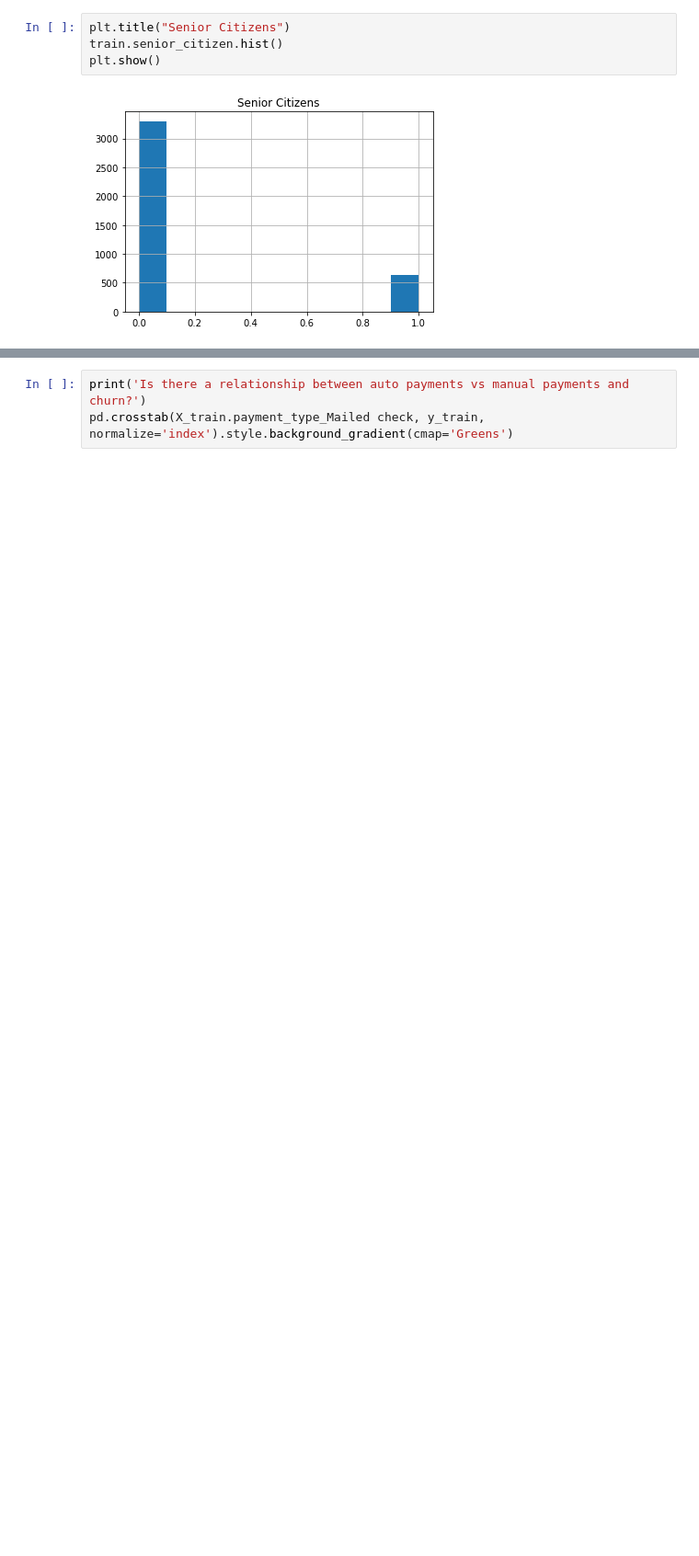
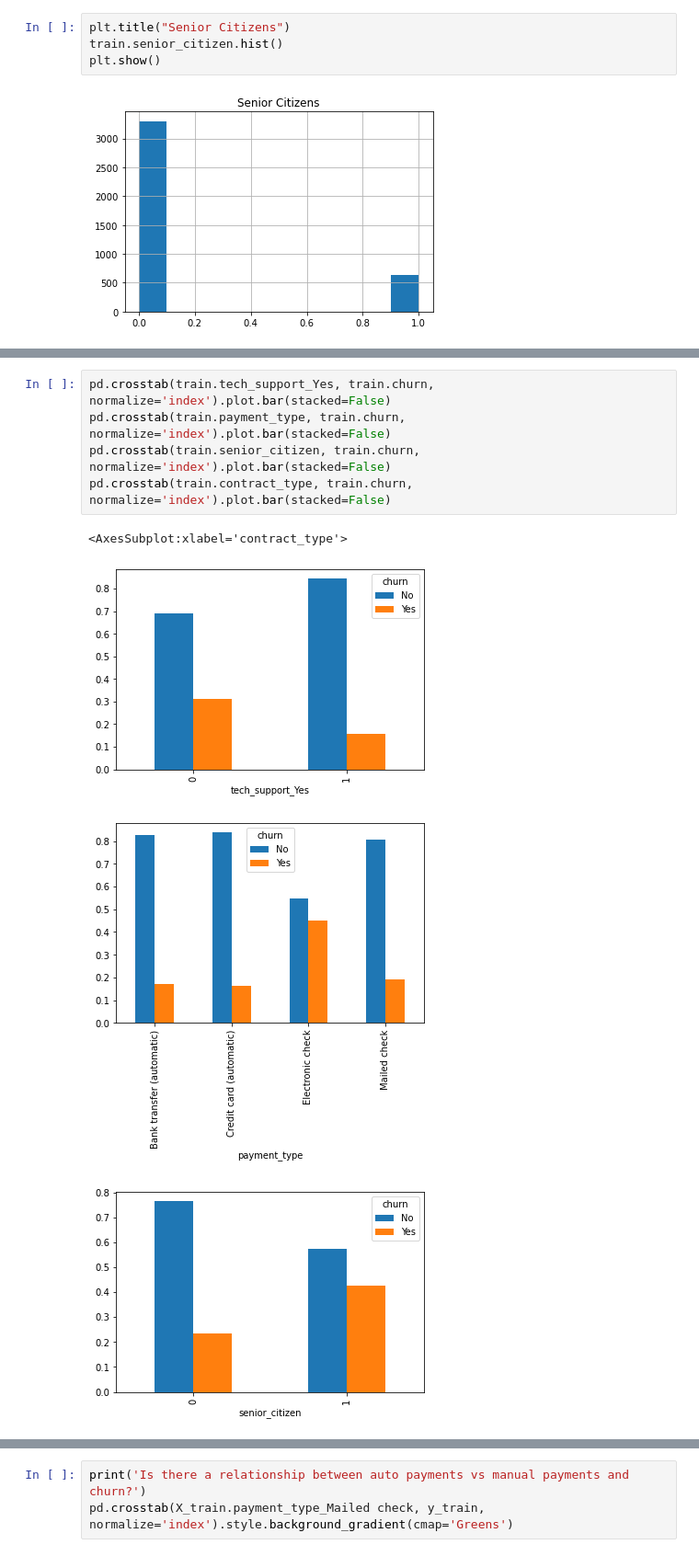
Before and after one commit to raedownen/Project_1-Classification, a Jupyter notebook: telco-draft.ipynb, the cells around one changed output, grey strips where cells are left out. Shown at 92% size. Cells and saved outputs as stored; diff of their text form; blank space fills up the shorter version.

```diff
--- a/telco-draft.ipynb
+++ b/telco-draft.ipynb
@@ -468,0 +242,10 @@ pd.crosstab(X_train.tech_support_Yes, y_train, normalize='index').style.backgrou
+# %%
+pd.crosstab(train.tech_support_Yes, train.churn, normalize='index').plot.bar(stacked=False)
+pd.crosstab(train.payment_type, train.churn, normalize='index').plot.bar(stacked=False)
+pd.crosstab(train.senior_citizen, train.churn, normalize='index').plot.bar(stacked=False)
+pd.crosstab(train.contract_type, train.churn, normalize='index').plot.bar(stacked=False)
+# %% [output]
+<AxesSubplot:xlabel='contract_type'>
+[figure, added]
+[figure, added]
+[figure, added]
```
Also changed, not shown: parts of 129 cells of this notebook.
